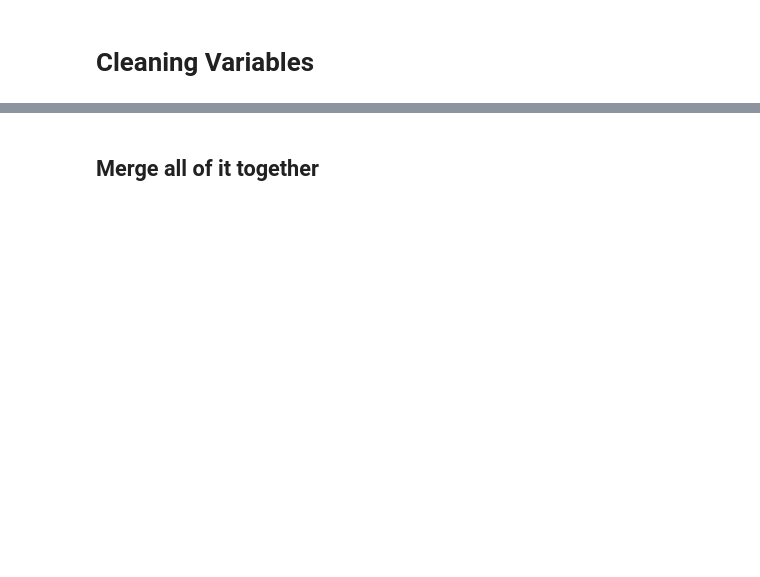
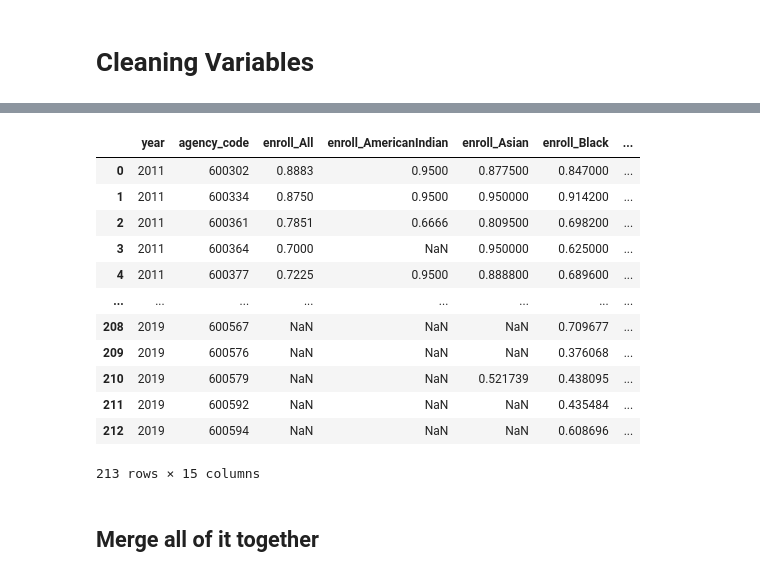
Before and after one commit to codypscott/DTSC4301, a Jupyter notebook: Dataprep.ipynb, the cells around one changed output, grey strips where cells are left out. Cells and saved outputs as stored; diff of their text form; code cells hidden in the pictures; blank space fills up the shorter version.

```diff
--- a/Dataprep.ipynb
+++ b/Dataprep.ipynb
@@ -217,3 +228,19 @@ college_pivot = pd.pivot_table(college_df, index= ['year', 'agency_code'], colum
+# %%
+college_pivot
+# %% [output]
+|  | year | agency_code | enroll_All | enroll_AmericanIndian | enroll_Asian | enroll_Black | ... |
+| 0 | 2011 | 600302 | 0.8883 | 0.9500 | 0.877500 | 0.847000 | ... |
+| 1 | 2011 | 600334 | 0.8750 | 0.9500 | 0.950000 | 0.914200 | ... |
+| 2 | 2011 | 600361 | 0.7851 | 0.6666 | 0.809500 | 0.698200 | ... |
+| 3 | 2011 | 600364 | 0.7000 | NaN | 0.950000 | 0.625000 | ... |
+| 4 | 2011 | 600377 | 0.7225 | 0.9500 | 0.888800 | 0.689600 | ... |
+| ... | ... | ... | ... | ... | ... | ... | ... |
+| 208 | 2019 | 600567 | NaN | NaN | NaN | 0.709677 | ... |
+| 209 | 2019 | 600576 | NaN | NaN | NaN | 0.376068 | ... |
+| 210 | 2019 | 600579 | NaN | NaN | 0.521739 | 0.438095 | ... |
+| 211 | 2019 | 600592 | NaN | NaN | NaN | 0.435484 | ... |
+| 212 | 2019 | 600594 | NaN | NaN | NaN | 0.608696 | ... |
+213 rows × 15 columns
 # %%
 # EDS_enrollment = college_df[ (college_df['subgroup'] == 'EDS') & (college_df['Status'] == 'ENROLL')]
 
```
Also changed, not shown: parts of 13 cells of this notebook.
